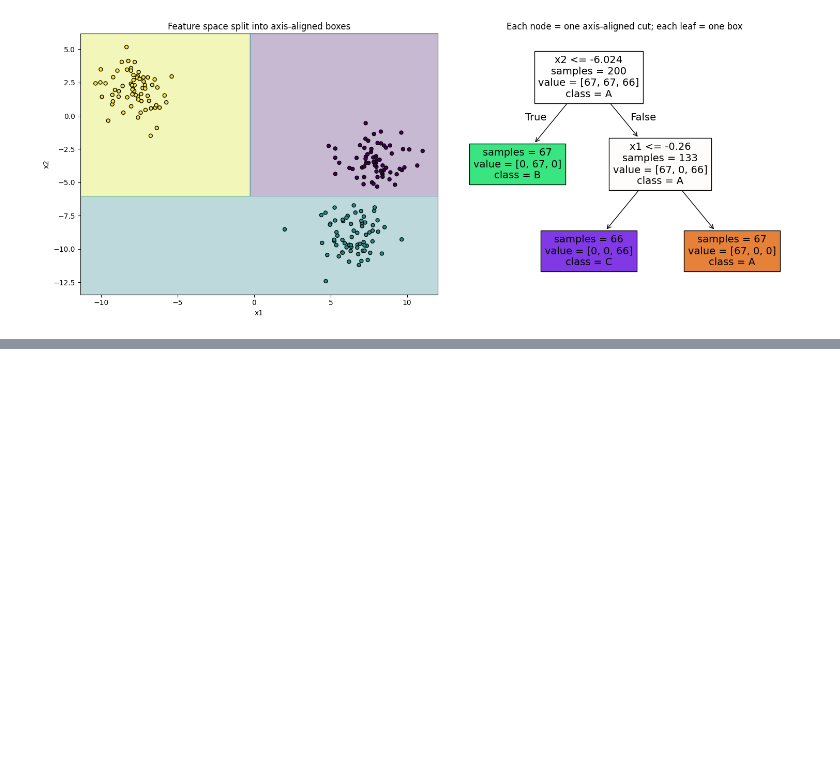
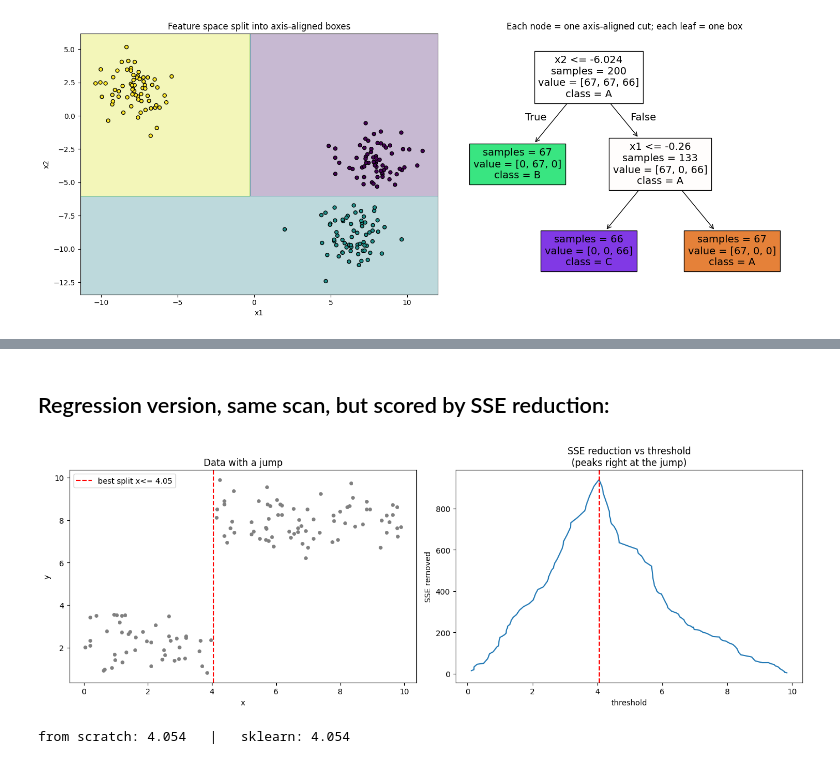
Before and after one commit to bmart231/ml-implementations, a Jupyter notebook: decision_trees/decision_trees.ipynb, the cells around one changed output, grey strips where cells are left out. Drawn from its saved outputs; the diff is of its cells as text; code cells hidden in the pictures; blank space fills up the shorter version.

```diff
--- a/decision_trees/decision_trees.ipynb
+++ b/decision_trees/decision_trees.ipynb
@@ -186,0 +612,42 @@ plt.show()
+# %% [markdown]
+## Regression version, same scan, but scored by SSE reduction:
+# %%
+# Cell 3 — Regression: the same greedy scan, scored by SSE (variance) reduction
+import numpy as np
+import matplotlib.pyplot as plt
+from sklearn.tree import DecisionTreeRegressor
+
+rng = np.random.RandomState(0)
+X = np.sort(rng.uniform(0, 10, 120)).reshape(-1, 1)
+y = np.where(X.ravel() < 4, 2.0, 8.0) + rng.normal(0, 0.8, 120)   # a clear jump at x=4
+
+def sse(y):
+    return np.sum((y - y.mean())**2) if len(y) else 0.0           # spread around the mean
+
+parent_sse = sse(y)
+vals = np.unique(X.ravel())
+thresholds = (vals[:-1] + vals[1:]) / 2
+
+reductions = []
+for t in thresholds:
+    left, right = y[X.ravel() <= t], y[X.ravel() > t]
+    reductions.append(parent_sse - (sse(left) + sse(right)))      # total SSE removed
+
+best_t = thresholds[np.argmax(reductions)]
+
+fig, (ax1, ax2) = plt.subplots(1, 2, figsize=(14, 5))
+ax1.scatter(X, y, s=15, c="gray"); ax1.axvline(best_t, color="red", ls="--",
+            label=f"best split x<= {best_t:.2f}")
+ax1.set_title("Data with a jump"); ax1.set_xlabel("x"); ax1.set_ylabel("y"); ax1.legend()
+
+ax2.plot(thresholds, reductions); ax2.axvline(best_t, color="red", ls="--")
+ax2.set_title("SSE reduction vs threshold\n(peaks right at the jump)")
+ax2.set_xlabel("threshold"); ax2.set_ylabel("SSE removed")
+plt.tight_layout(); plt.show()
+
+# The split that removes the most variance lands exactly on the structural break in y.
+sk = DecisionTreeRegressor(max_depth=1).fit(X, y)
+print(f"from scratch: {best_t:.3f}   |   sklearn: {sk.tree_.threshold[0]:.3f}")
+# %% [output]
+[figure, added]
+from scratch: 4.054   |   sklearn: 4.054
```
Also changed, not shown: parts of 18 cells of this notebook.
